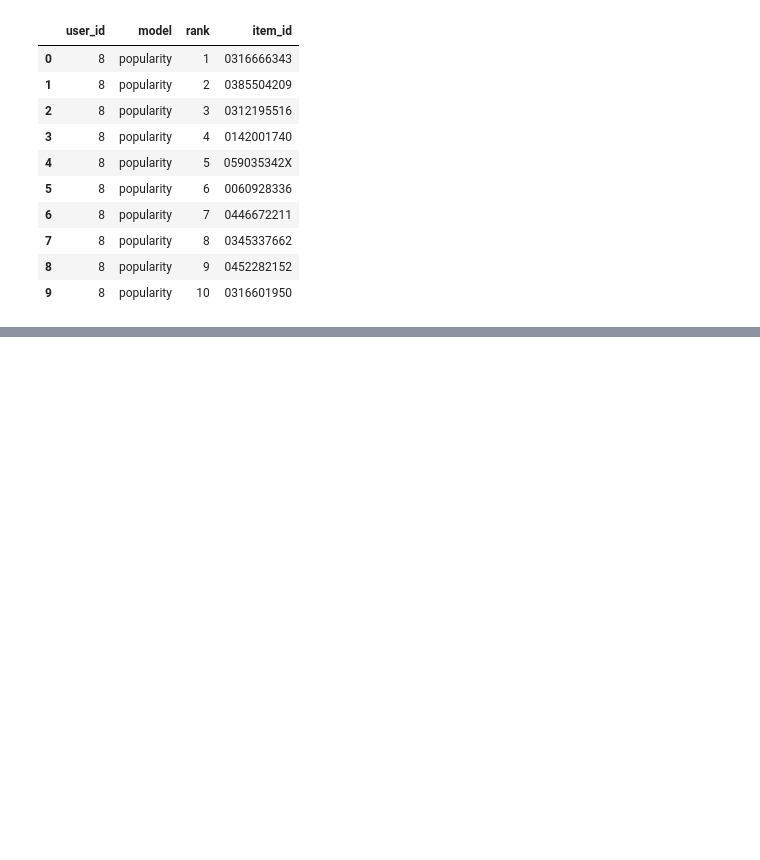
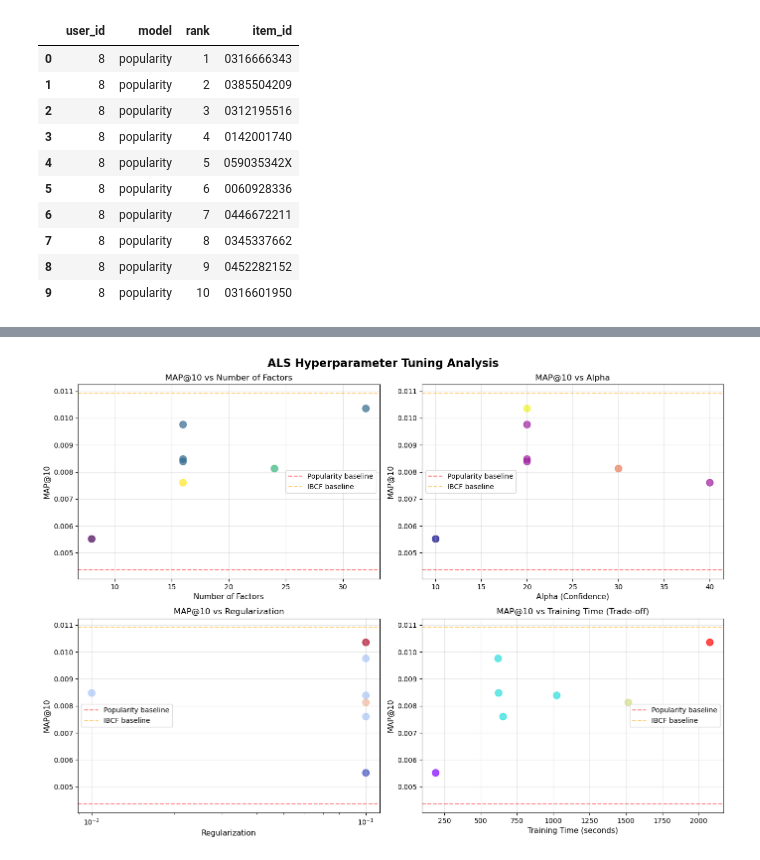
Before and after one commit to dolokbutarbutar24/Proyek-Sisrek, a Jupyter notebook: testprojectsisrek.ipynb, the cells around one changed output, grey strips where cells are left out. Drawn from its saved outputs; the diff is of its cells as text; code cells hidden in the pictures; blank space fills up the shorter version.

```diff
--- a/testprojectsisrek.ipynb
+++ b/testprojectsisrek.ipynb
@@ -15,14 +15,20 @@ TRAIN_FILE = "train.csv"
 TARGET_USERS_FILE = "data_target_users_test.csv"
 SAMPLE_SUB_FILE = "sample_submission.csv"
 
-# Parameter model
+# Parameter model - OPTIMIZED untuk performa lebih cepat
 N_RECS = 10
 ALS_ON = True                # aktifkan ALS
-ALS_FACTORS = 32             # jumlah faktor laten
-ALS_ITER = 8                 # iterasi pelatihan
-ALS_REG = 0.1                # regularisasi
-ALS_ALPHA = 40               # parameter confidence
+
+# === PARAMETER OPTIMIZED ===
+ALS_FACTORS = 16             # dikurangi dari 32 → 16 (4x lebih cepat)
+ALS_ITER = 5                 # dikurangi dari 8 → 5 (lebih cepat)
+ALS_REG = 0.1                # regularisasi tetap
+ALS_ALPHA = 20               # dikurangi dari 40 → 20 (operasi lebih ringan)
+
+print("🚀 Menggunakan parameter yang dioptimasi untuk performa:")
+print(f"   - Factors: {ALS_FACTORS} (reduced from 32)")
+print(f"   - Iterations: {ALS_ITER} (reduced from 8)")
+print(f"   - Alpha: {ALS_ALPHA} (reduced from 40)")
 
 # df = pd.read_csv("train.csv")
-
 # df.head(10)
@@ -296,0 +1084,62 @@ NameError: name 'train' is not defined
+# %%
+# Cell: Visualize tuning results
+import matplotlib.pyplot as plt
+
+fig, axes = plt.subplots(2, 2, figsize=(14, 10))
+fig.suptitle('ALS Hyperparameter Tuning Analysis', fontsize=16, fontweight='bold')
+
+# Extract data for plotting
+factors_list = [r['config']['factors'] for r in tuning_results]
+alpha_list = [r['config']['alpha'] for r in tuning_results]
+reg_list = [r['config']['regularization'] for r in tuning_results]
+iter_list = [r['config']['iterations'] for r in tuning_results]
+map10_list = [r['map10'] for r in tuning_results]
+time_list = [r['train_time'] for r in tuning_results]
+
+# Plot 1: MAP@10 by Factors
+axes[0, 0].scatter(factors_list, map10_list, c=alpha_list, cmap='viridis', s=100, alpha=0.7)
+axes[0, 0].set_xlabel('Number of Factors', fontsize=11)
+axes[0, 0].set_ylabel('MAP@10', fontsize=11)
+axes[0, 0].set_title('MAP@10 vs Number of Factors', fontsize=12)
+axes[0, 0].axhline(y=map10_popularity, color='r', linestyle='--', label='Popularity baseline', alpha=0.5)
+axes[0, 0].axhline(y=map10_ibcf, color='orange', linestyle='--', label='IBCF baseline', alpha=0.5)
+axes[0, 0].legend()
+axes[0, 0].grid(True, alpha=0.3)
+
+# Plot 2: MAP@10 by Alpha
+axes[0, 1].scatter(alpha_list, map10_list, c=factors_list, cmap='plasma', s=100, alpha=0.7)
+axes[0, 1].set_xlabel('Alpha (Confidence)', fontsize=11)
+axes[0, 1].set_ylabel('MAP@10', fontsize=11)
+axes[0, 1].set_title('MAP@10 vs Alpha', fontsize=12)
+axes[0, 1].axhline(y=map10_popularity, color='r', linestyle='--', label='Popularity baseline', alpha=0.5)
+axes[0, 1].axhline(y=map10_ibcf, color='orange', linestyle='--', label='IBCF baseline', alpha=0.5)
+axes[0, 1].legend()
+axes[0, 1].grid(True, alpha=0.3)
+
+# Plot 3: MAP@10 by Regularization
+axes[1, 0].scatter(reg_list, map10_list, c=factors_list, cmap='coolwarm', s=100, alpha=0.7)
+axes[1, 0].set_xlabel('Regularization', fontsize=11)
+axes[1, 0].set_ylabel('MAP@10', fontsize=11)
+axes[1, 0].set_title('MAP@10 vs Regularization', fontsize=12)
+axes[1, 0].axhline(y=map10_popularity, color='r', linestyle='--', label='Popularity baseline', alpha=0.5)
+axes[1, 0].axhline(y=map10_ibcf, color='orange', linestyle='--', label='IBCF baseline', alpha=0.5)
+axes[1, 0].legend()
+axes[1, 0].grid(True, alpha=0.3)
+axes[1, 0].set_xscale('log')
+
+# Plot 4: MAP@10 vs Training Time
+axes[1, 1].scatter(time_list, map10_list, c=factors_list, cmap='rainbow', s=100, alpha=0.7)
+axes[1, 1].set_xlabel('Training Time (seconds)', fontsize=11)
+axes[1, 1].set_ylabel('MAP@10', fontsize=11)
+axes[1, 1].set_title('MAP@10 vs Training Time (Trade-off)', fontsize=12)
+axes[1, 1].axhline(y=map10_popularity, color='r', linestyle='--', label='Popularity baseline', alpha=0.5)
+axes[1, 1].axhline(y=map10_ibcf, color='orange', linestyle='--', label='IBCF baseline', alpha=0.5)
+axes[1, 1].legend()
+axes[1, 1].grid(True, alpha=0.3)
+
+plt.tight_layout()
+plt.show()
+
+print("📊 Visualization complete!")
+# %% [output]
+[figure, added]
```
Also changed, not shown: parts of 24 cells of this notebook.
